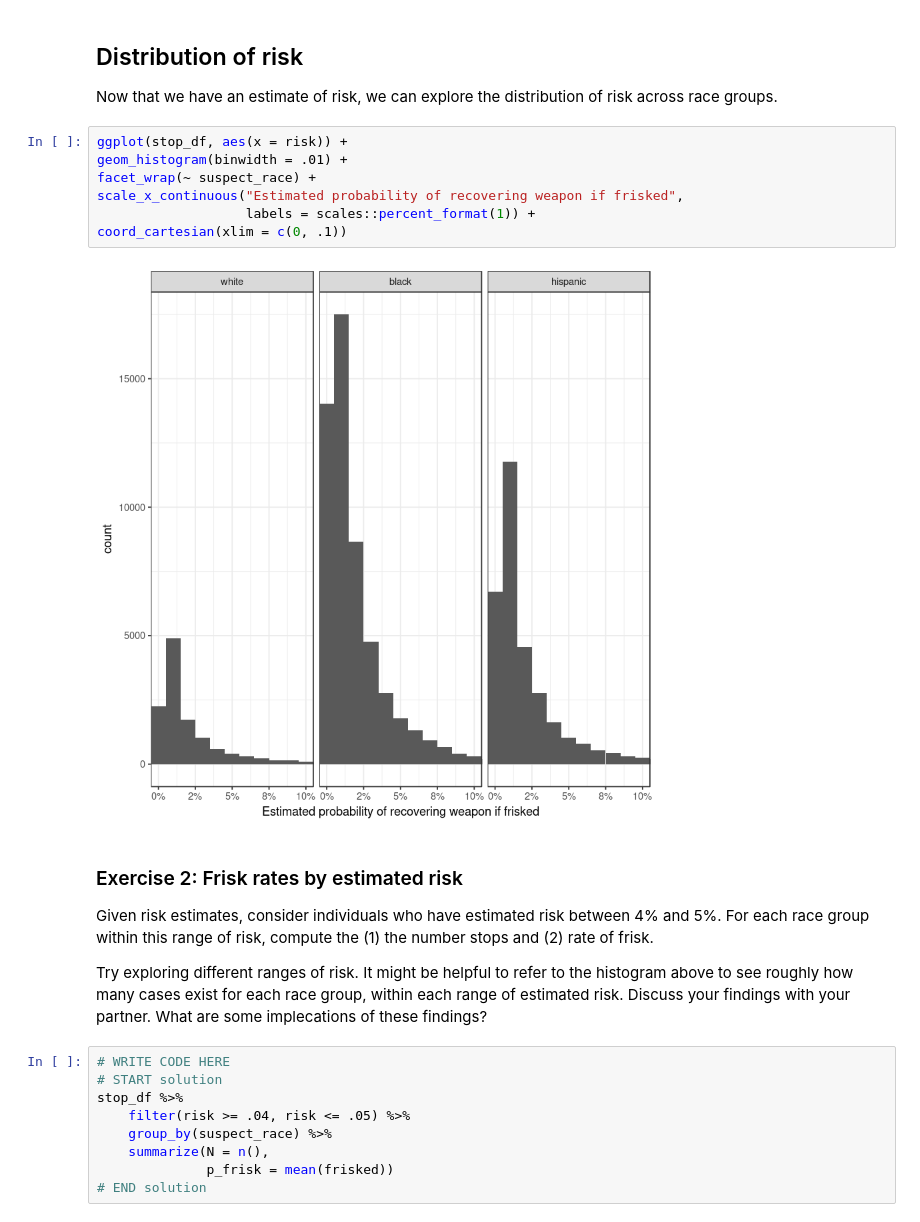
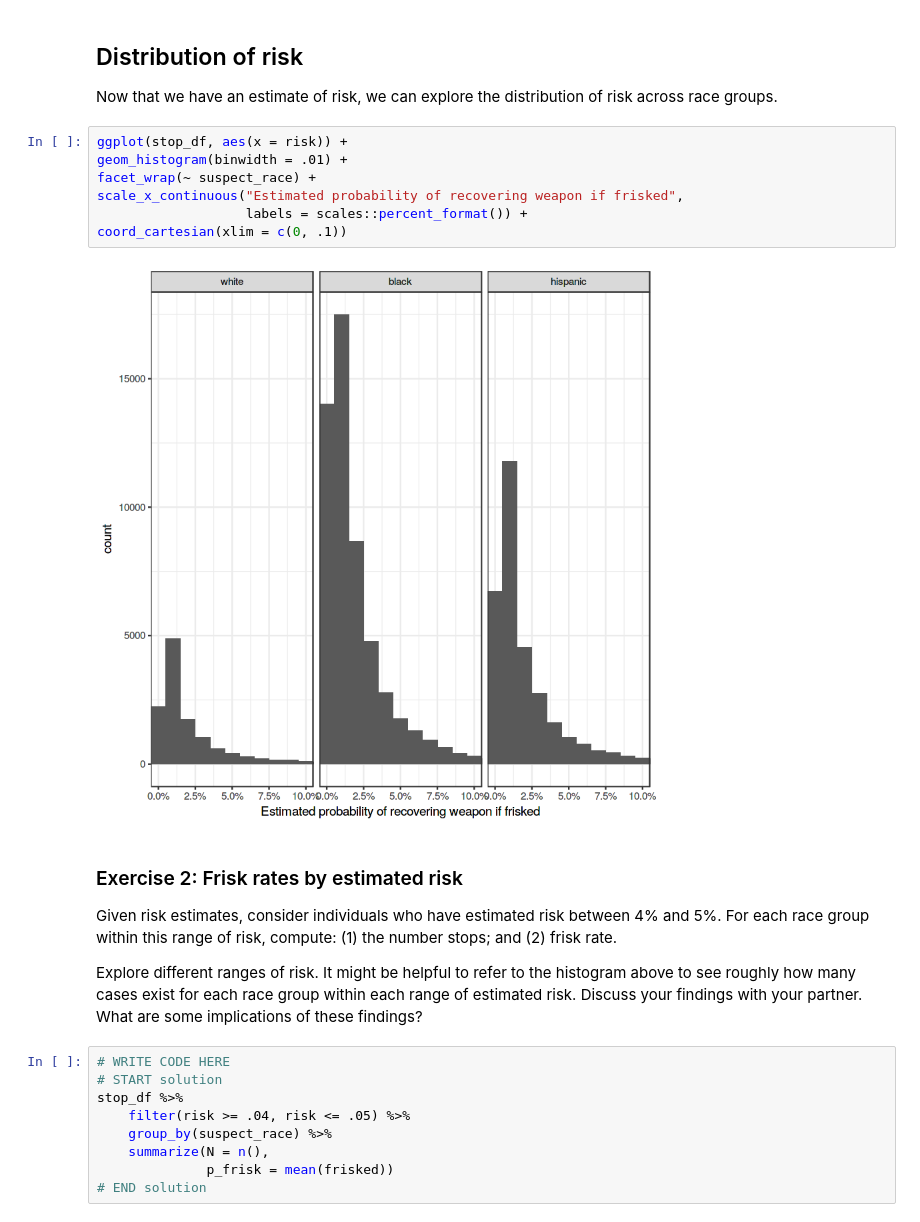
Before and after one commit to stanford-policylab/law-order-algo, a Jupyter notebook: notebooks/week-5-included_var_bias_2-answers.ipynb, the cells around one changed output. Cells and saved outputs as stored; diff of their text form.

```diff
--- a/notebooks/week-5-included_var_bias_2-answers.ipynb
+++ b/notebooks/week-5-included_var_bias_2-answers.ipynb
@@ -141,20 +142,20 @@ Now that we have an estimate of risk, we can explore the distribution of risk ac
 # %%
 ggplot(stop_df, aes(x = risk)) +
 geom_histogram(binwidth = .01) +
 facet_wrap(~ suspect_race) +
 scale_x_continuous("Estimated probability of recovering weapon if frisked",
-                   labels = scales::percent_format(1)) +
+                   labels = scales::percent_format()) +
 coord_cartesian(xlim = c(0, .1))
 # %% [output]
-[figure, old version]
+[figure, new version]
 # %% [markdown]
 ### Exercise 2: Frisk rates by estimated risk
 
 Given risk estimates, consider individuals who have estimated risk between 4% and 5%.
-For each race group within this range of risk, compute the (1) the number stops and (2) rate of frisk.
+For each race group within this range of risk, compute: (1) the number stops; and (2) frisk rate.
 
-Try exploring different ranges of risk. It might be helpful to refer to the histogram above to see roughly how many cases exist for each race group, within each range of estimated risk.
-Discuss your findings with your partner. What are some implecations of these findings?
+Explore different ranges of risk. It might be helpful to refer to the histogram above to see roughly how many cases exist for each race group within each range of estimated risk.
+Discuss your findings with your partner. What are some implications of these findings?
 # %%
 # WRITE CODE HERE
 # START solution
```
Also changed, not shown: parts of 8 cells of this notebook, 1 other file.
